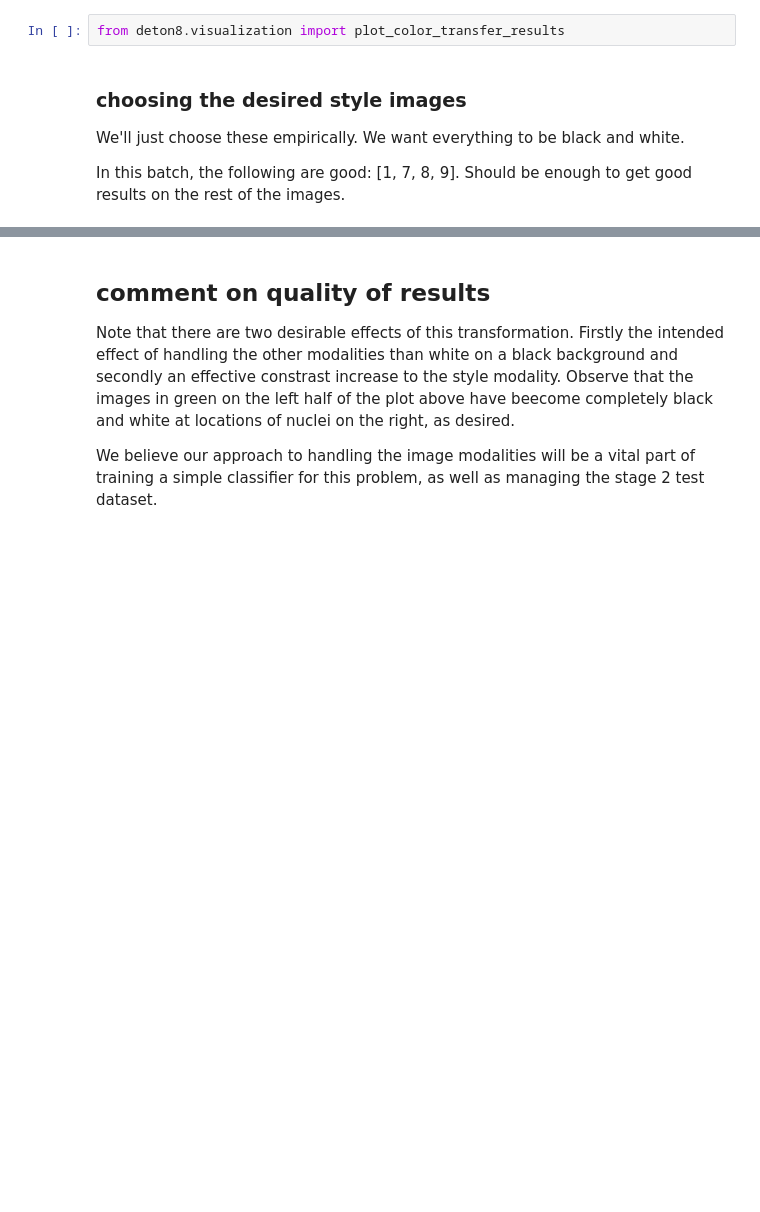
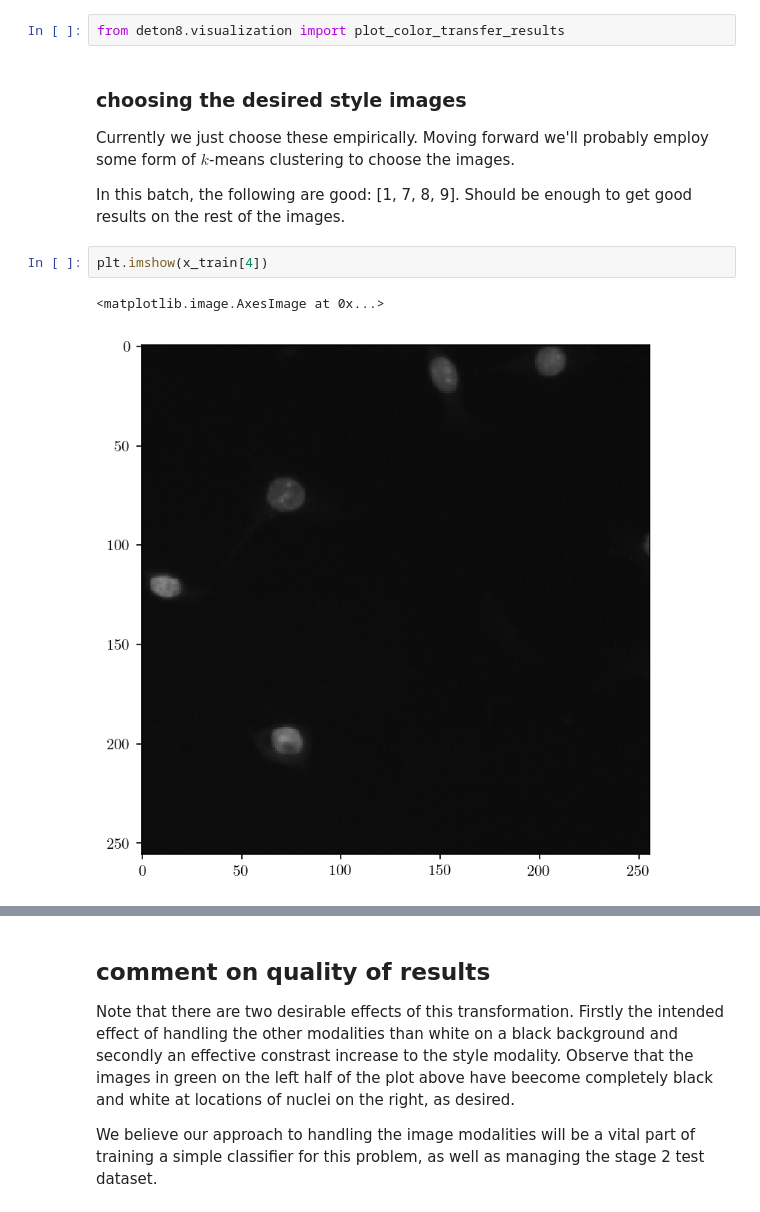
Before and after one commit to gvacaliuc/comp540-term-project, a Jupyter notebook: notebooks/blog-post-3.ipynb, the cells around one changed output, grey strips where cells are left out. Saved outputs shown, nothing was run; the diff lists cells and outputs as text; blank space fills up the shorter version.

```diff
--- a/notebooks/blog-post-3.ipynb
+++ b/notebooks/blog-post-3.ipynb
@@ -50,7 +50,12 @@ from deton8.visualization import plot_color_transfer_results
 # %% [markdown]
 ### choosing the desired style images
 
-We'll just choose these empirically.  We want everything to be black and white.
+Currently we just choose these empirically.  Moving forward we'll probably employ some form of $k$-means clustering to choose the images.
 
 In this batch, the following are good: [1, 7, 8, 9].  Should be enough to get good results on the rest of the images.
+# %%
+plt.imshow(x_train[4])
+# %% [output]
+<matplotlib.image.AxesImage at 0x...>
+[figure, added]
 # %%
```
Also changed, not shown: parts of 21 cells of this notebook.
